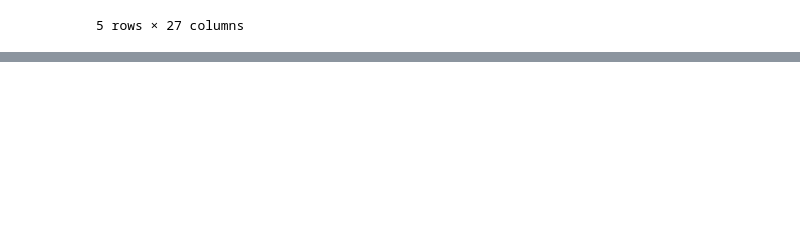
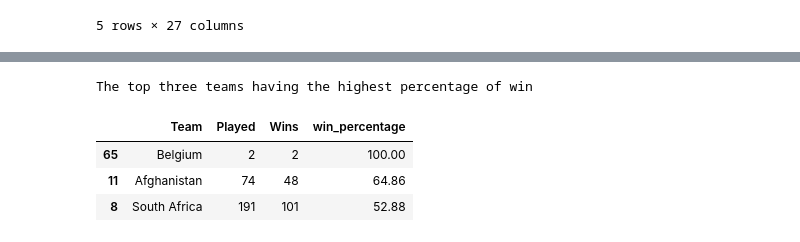
Before and after one commit to avigangarde/Self-project---Cricket-scorecard, a Jupyter notebook: Self_Project_Cricket_Scorecard.ipynb, the cells around one changed output, grey strips where cells are left out. Saved outputs shown, nothing was run; the diff lists cells and outputs as text; code cells hidden in the pictures; blank space fills up the shorter version.

```diff
--- a/Self_Project_Cricket_Scorecard.ipynb
+++ b/Self_Project_Cricket_Scorecard.ipynb
@@ -47,0 +295,10 @@ df.head()
+# %%
+#lets sort values by the win percentage and find the top teams who have highest winning percentage
+print('The top three teams having the highest percentage of win')
+wins_df.sort_values(by=['win_percentage','Played'], ascending=[False,False])[::5].head(3)
+# %% [output]
+The top three teams having the highest percentage of win
+|  | Team | Played | Wins | win_percentage |
+| 65 | Belgium | 2 | 2 | 100.00 |
+| 11 | Afghanistan | 74 | 48 | 64.86 |
+| 8 | South Africa | 191 | 101 | 52.88 |
```
Also changed, not shown: parts of 36 cells of this notebook.
